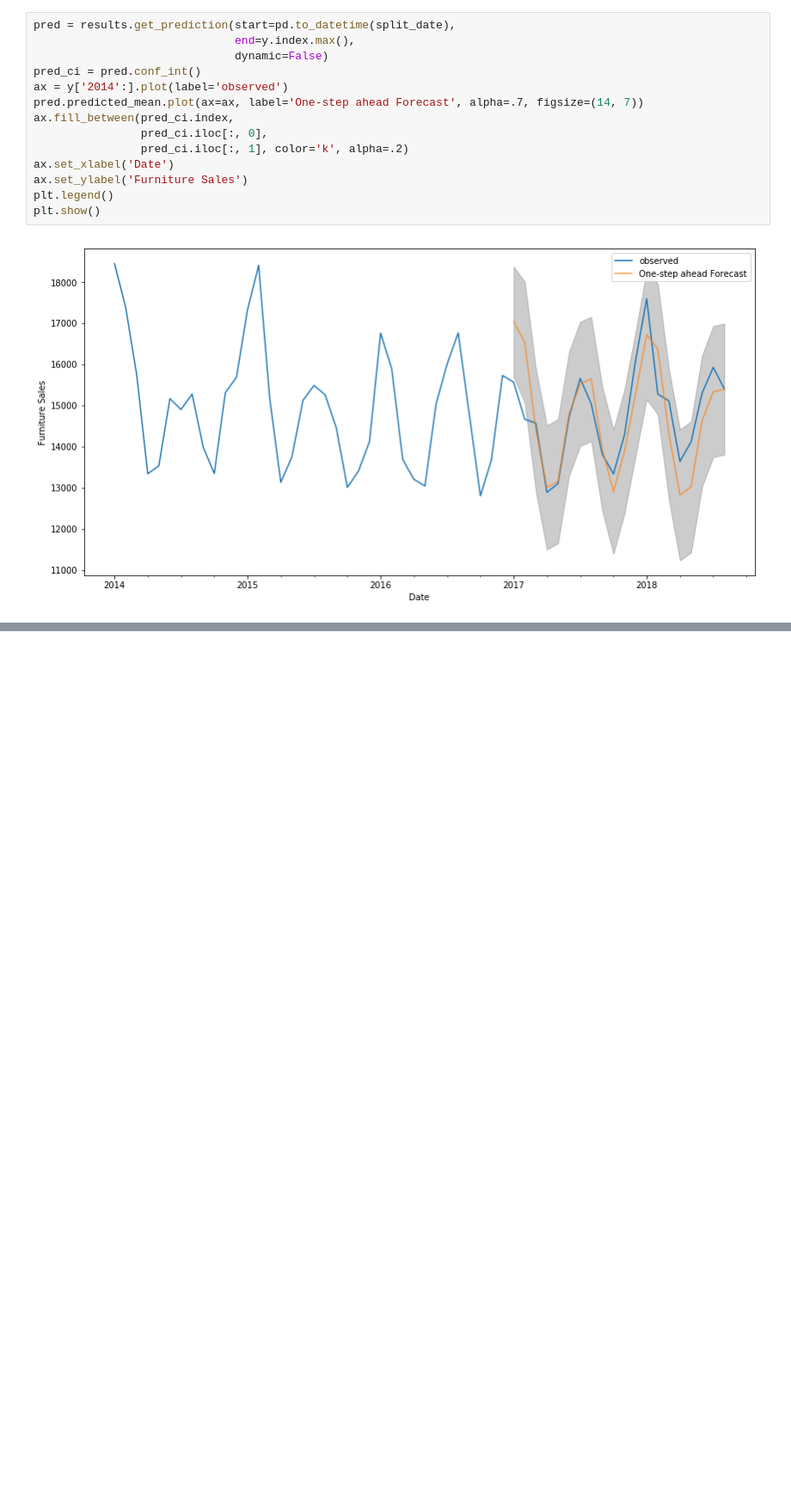
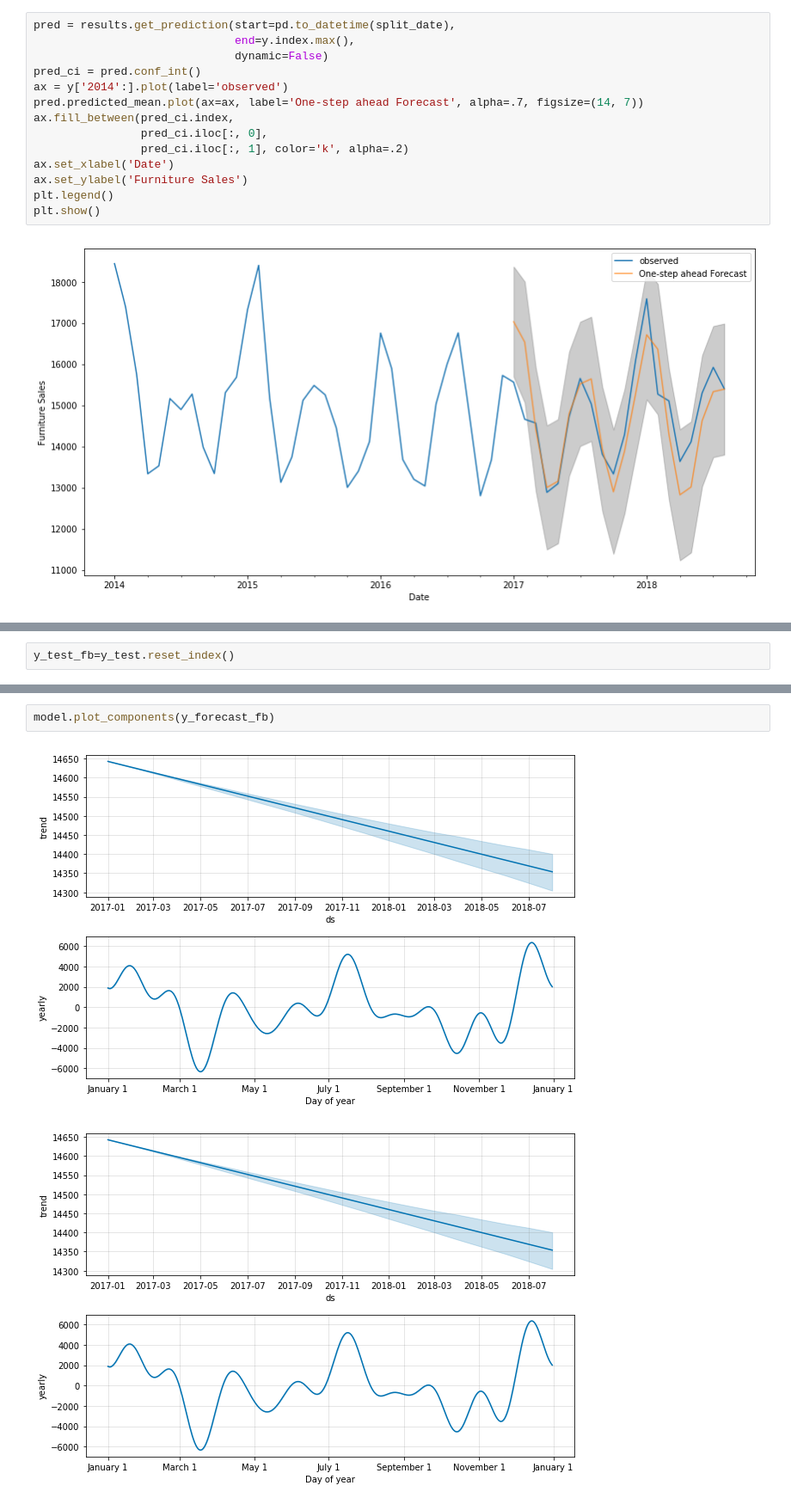
Before and after one commit to kaziahosunhabibripon/Time-Series, a Jupyter notebook: Energy-Consumption-2.ipynb, the cells around one changed output, grey strips where cells are left out. Shown at 86% size. Cells and saved outputs as stored; diff of their text form; blank space fills up the shorter version.

```diff
--- a/Energy-Consumption-2.ipynb
+++ b/Energy-Consumption-2.ipynb
@@ -178,0 +200,2 @@ plt.show()
+# %%
+y_test_fb=y_test.reset_index()
@@ -178,0 +242,5 @@ plt.show()
+# %%
+model.plot_components(y_forecast_fb)
+# %% [output]
+[figure, added]
+[figure, added]
```
Also changed, not shown: parts of 18 cells of this notebook.
